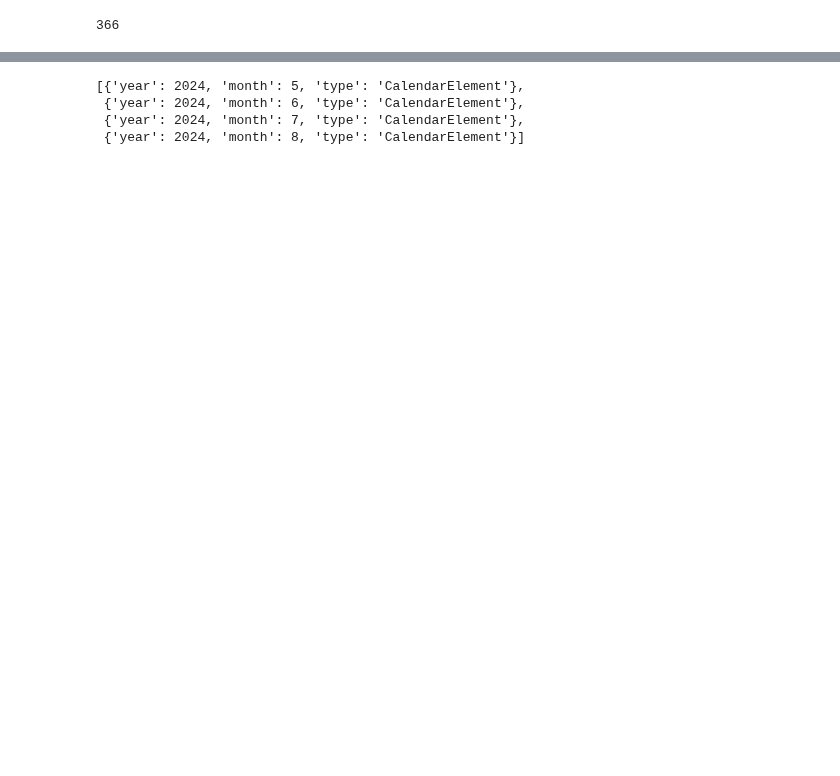
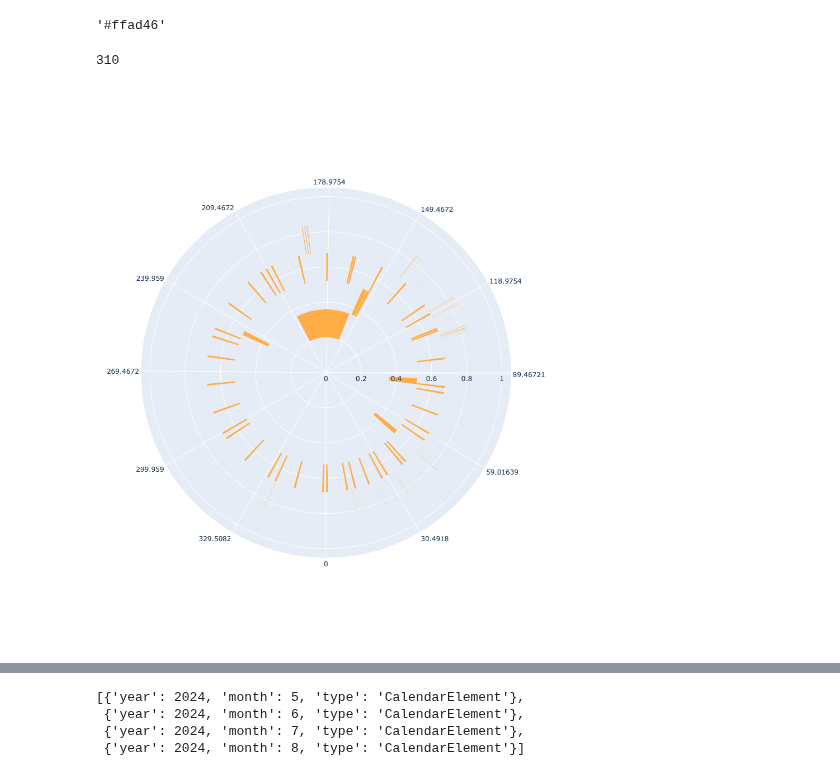
Before and after one commit to KeithDavis067/taskbraid, a Jupyter notebook: python/circlecal/latest_circle_year.ipynb, the cells around one changed output, grey strips where cells are left out. Drawn from its saved outputs; the diff is of its cells as text; code cells hidden in the pictures; blank space fills up the shorter version.

```diff
--- a/python/circlecal/latest_circle_year.ipynb
+++ b/python/circlecal/latest_circle_year.ipynb
@@ -32,5 +54,40 @@ except Exception as e:
 # %%
-y24 = CalendarElement(year=2024)
-len(list(y24.recursive_iteration("day")))
+gcal.get_calendar_list_entry().background_color
 # %% [output]
-366
+'#ffad46'
+# %%
+year = y24 = CalendarElement(year=2024)
+
+eve = gcal.get_events(y24.start.datetime(), y24.stop.datetime(), single_events=True)
+eve = [model.EventWrap(ev) for ev in eve if ev.other["eventType"] != "workingLocation"]
+print(len(eve))
+
+t = ccplot.events_to_trace(eve, 360 / 365)
+t.marker.color=gcal.get_calendar_list_entry().background_color
+
+rot = -90
+fig = go.Figure(data=t)
+sector = [ccplot.to_theta(y24[4].start.datetime())+rot,
+          ccplot.to_theta(y24[7].stop.datetime())+rot]
+fig.update_layout(height=1000)
+
+fig.update_layout(dict(polar=
+                       dict(angularaxis=
+                            dict(direction="counterclockwise",
+
+                                 rotation=rot,
+                                 #showticklabels=False,
+                                 tickmode="array", tickvals=[ccplot.to_theta(m.stop.datetime()) for m in y24],
+                                 ),
+                            #sector=sector,
+
+                           ),
+
+                      ),
+                 ),
+
+
+fig.show()
+# %% [output]
+310
+[figure, added]
```
Also changed, not shown: parts of 11 cells of this notebook, 3 other files.
